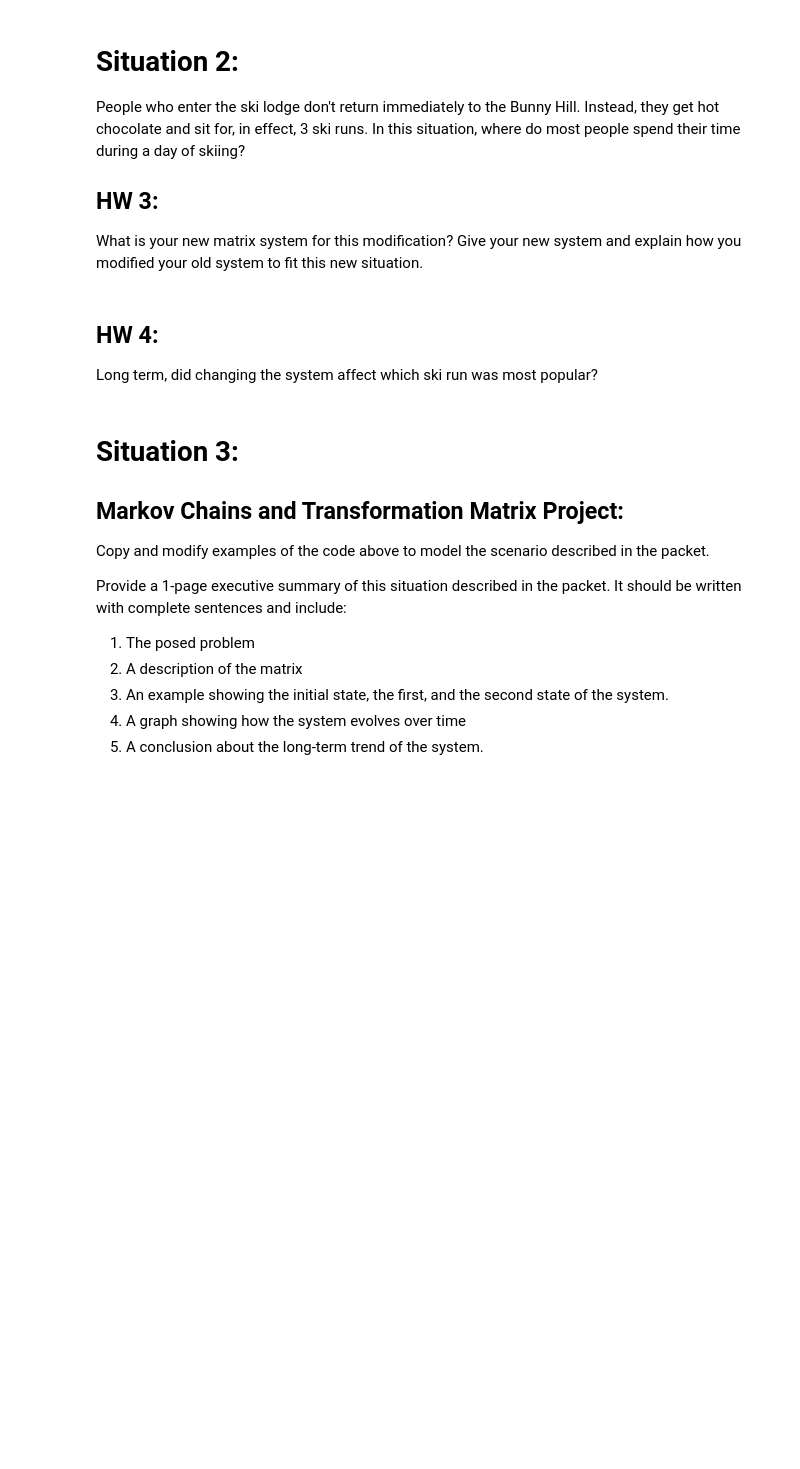
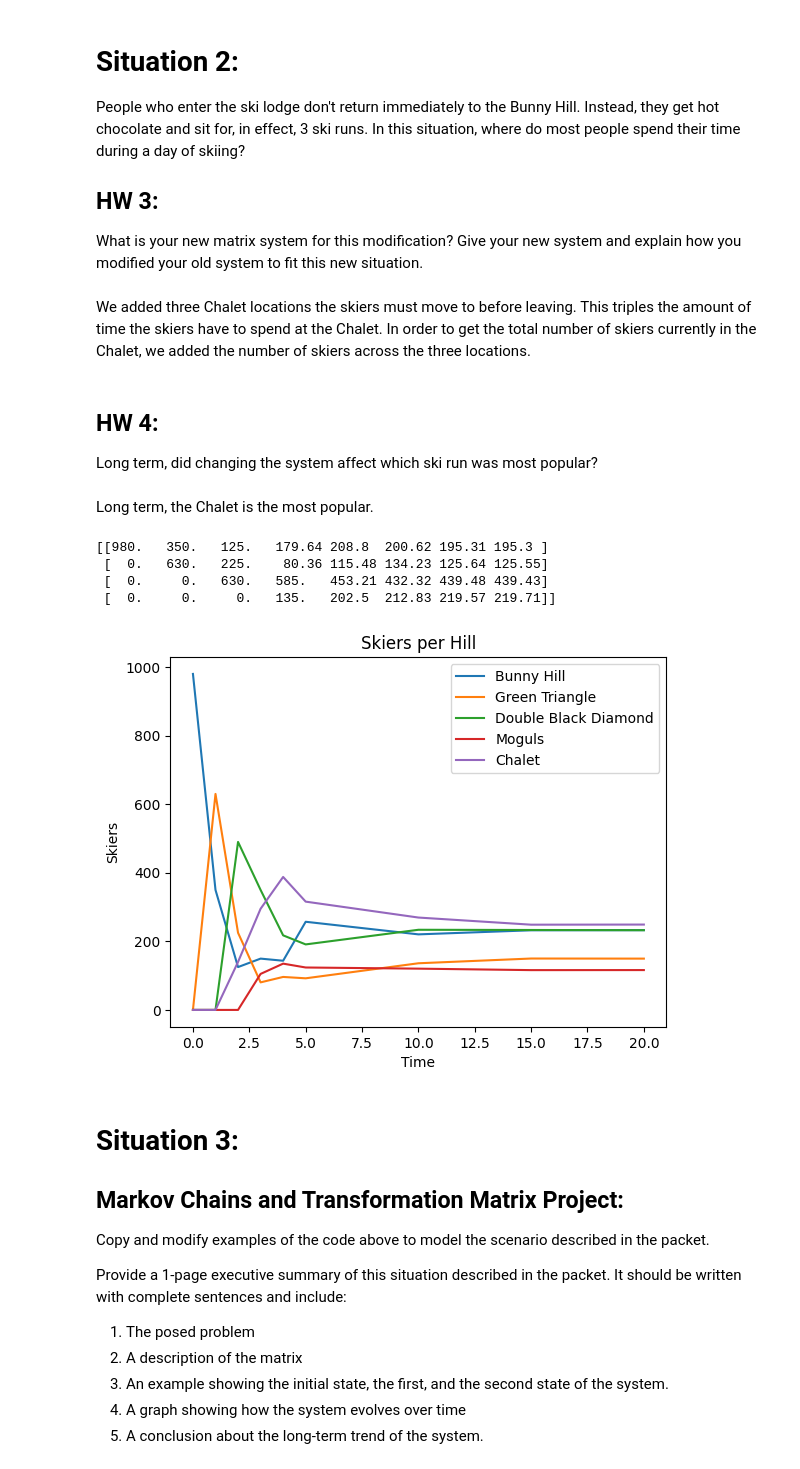
Before and after one commit to gklunder0926/Math311_Linear_Algebra_Projects, a Jupyter notebook: Grace's_copy_of_The_Ski_Hill_Transition_Matrices_and_Markov_Chains.ipynb, the cells around one changed output. Saved outputs shown, nothing was run; the diff lists cells and outputs as text; code cells hidden in the pictures; blank space fills up the shorter version.

```diff
--- a/Grace's_copy_of_The_Ski_Hill_Transition_Matrices_and_Markov_Chains.ipynb
+++ b/Grace's_copy_of_The_Ski_Hill_Transition_Matrices_and_Markov_Chains.ipynb
@@ -154,10 +196,60 @@ People who enter the ski lodge don't return immediately to the Bunny Hill. Inste
 ## HW 3:
 
 What is your new matrix system for this modification?  Give your new system and explain how you modified your old system to fit this new situation.
+# %% [markdown]
+We added three Chalet locations the skiers must move to before leaving. This triples the amount of time the skiers have to spend at the Chalet. In order to get the total number of skiers currently in the Chalet, we added the number of skiers across the three locations.
+# %%
+# create the matrix M:
+M_2 = np.matrix([[50/140, 0, 30/140, 20/140, 0,0, 1],
+               [90/140, 0, 0, 0, 0, 0,0],
+               [0, 70/90, 50/140, 40/140, 0, 0, 0],
+               [0, 0, 30/140, 80/140, 0, 0, 0],
+               [0, 20/90, 30/140, 0, 0, 0, 0],
+               [0, 0, 0, 0, 1, 0, 0],
+               [0, 0, 0, 0, 0, 1, 0]])
 # %% [markdown]
 ## HW 4:
 
 Long term, did changing the system affect which ski run was most popular?
+# %% [markdown]
+Long term, the Chalet is the most popular.
+# %%
+#  The initial state of the system:
+x0 = np.matrix([[980], [0], [0], [0], [0], [0], [0]])
+
+#Make a matrix, where each column is the result
+#of applying the matrix multiple times to the initial state x0:
+
+X_2 = np.c_[x0, M_2*x0, M_2**2 * x0, M_2**3 * x0, M_2**4 * x0, M_2**5 * x0, M_2**10 * x0, M_2**20 * x0,M_2**25 * x0 ]
+
+#print out the X matrix, rounding the entries to 2 decimal places
+print(X.round(2))
+# %% [output]
+[[980.   350.   125.   179.64 208.8  200.62 195.31 195.3 ]
+ [  0.   630.   225.    80.36 115.48 134.23 125.64 125.55]
+ [  0.     0.   630.   585.   453.21 432.32 439.48 439.43]
+ [  0.     0.     0.   135.   202.5  212.83 219.57 219.71]]
+# %%
+x  = [0, 1, 2, 3, 4, 5, 10, 15, 20]
+plt.plot(x, np.array(X_2[0])[0], label="Bunny Hill")
+plt.plot(x, np.array(X_2[1])[0], label="Green Triangle")
+plt.plot(x, np.array(X_2[2])[0], label="Double Black Diamond")
+plt.plot(x, np.array(X_2[3])[0], label="Moguls")
+plt.plot(
+  x,
+  np.array(X_2[4])[0] + np.array(X_2[5])[0] + np.array(X_2[6])[0], # sum across all three Chalet locations to get the total number of skiers at the Chalet for a point in time
+  label="Chalet"
+)
+
+plt.plot()
+
+plt.xlabel("Time")  # Update this label
+plt.ylabel("Skiers")  # Update this label
+plt.title("Skiers per Hill")  # Update the title
+plt.legend()
+plt.show()
+# %% [output]
+[figure, added]
 # %% [markdown]
 # Situation 3:
 
```
Also changed, not shown: parts of 10 cells of this notebook.
